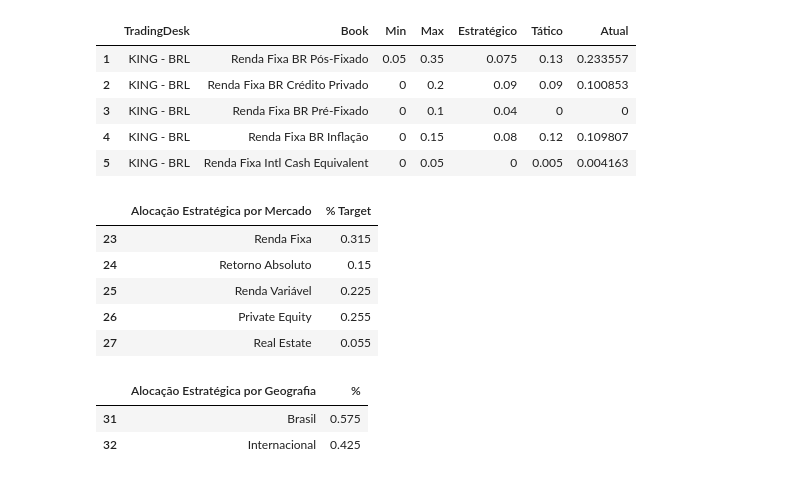
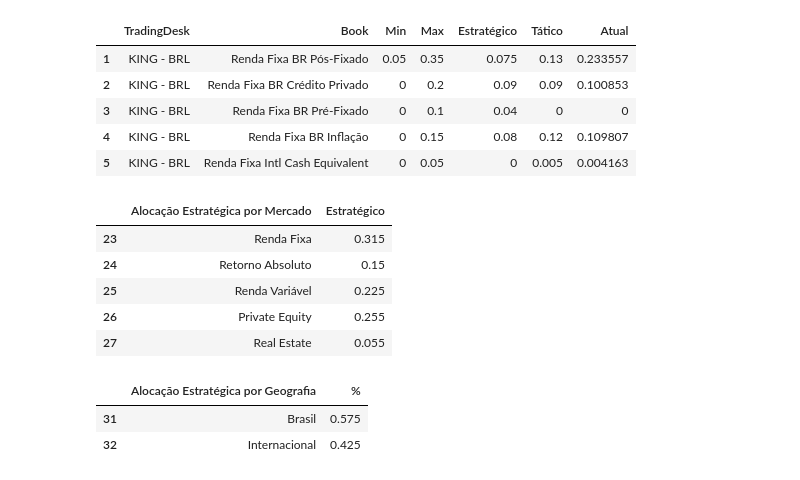
Before and after one commit to GabrielYamashita/PFE, a Jupyter notebook: RebalanceKING.ipynb, the cells around one changed output. Drawn from its saved outputs; the diff is of its cells as text; code cells hidden in the pictures.

```diff
--- a/RebalanceKING.ipynb
+++ b/RebalanceKING.ipynb
@@ -105,10 +123,10 @@ dfPolitica1.head()
 | 4 | KING - BRL | Renda Fixa BR Inflação | 0 | 0.15 | 0.08 | 0.12 | 0.109807 |
 | 5 | KING - BRL | Renda Fixa Intl Cash Equivalent | 0 | 0.05 | 0 | 0.005 | 0.004163 |
 # %%
-dfPolitica2.rename(columns={'%':'% Target'}, inplace=True)
+dfPolitica2.rename(columns={'%':'Estratégico'}, inplace=True)
 dfPolitica2.head()
 # %% [output]
-|  | Alocação Estratégica por Mercado | % Target |
+|  | Alocação Estratégica por Mercado | Estratégico |
 | 23 | Renda Fixa | 0.315 |
 | 24 | Retorno Absoluto | 0.15 |
 | 25 | Renda Variável | 0.225 |
```
Also changed, not shown: parts of 21 cells of this notebook, 4 other files.
